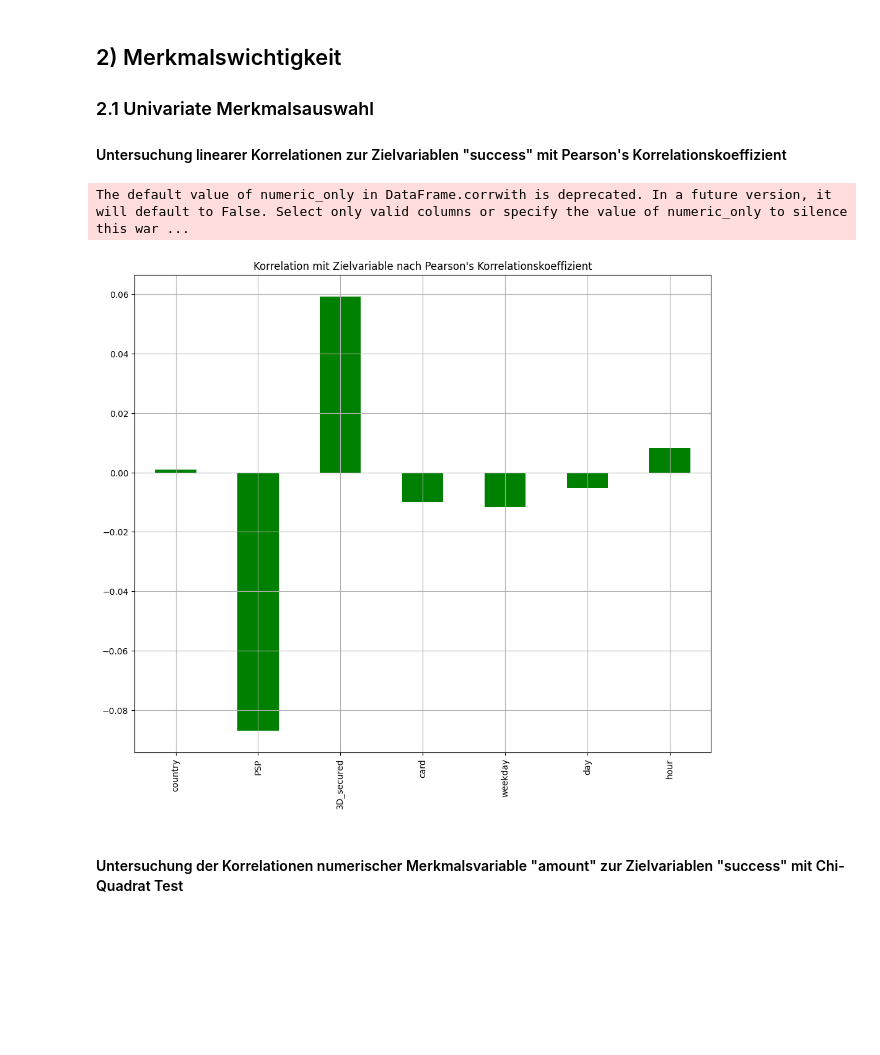
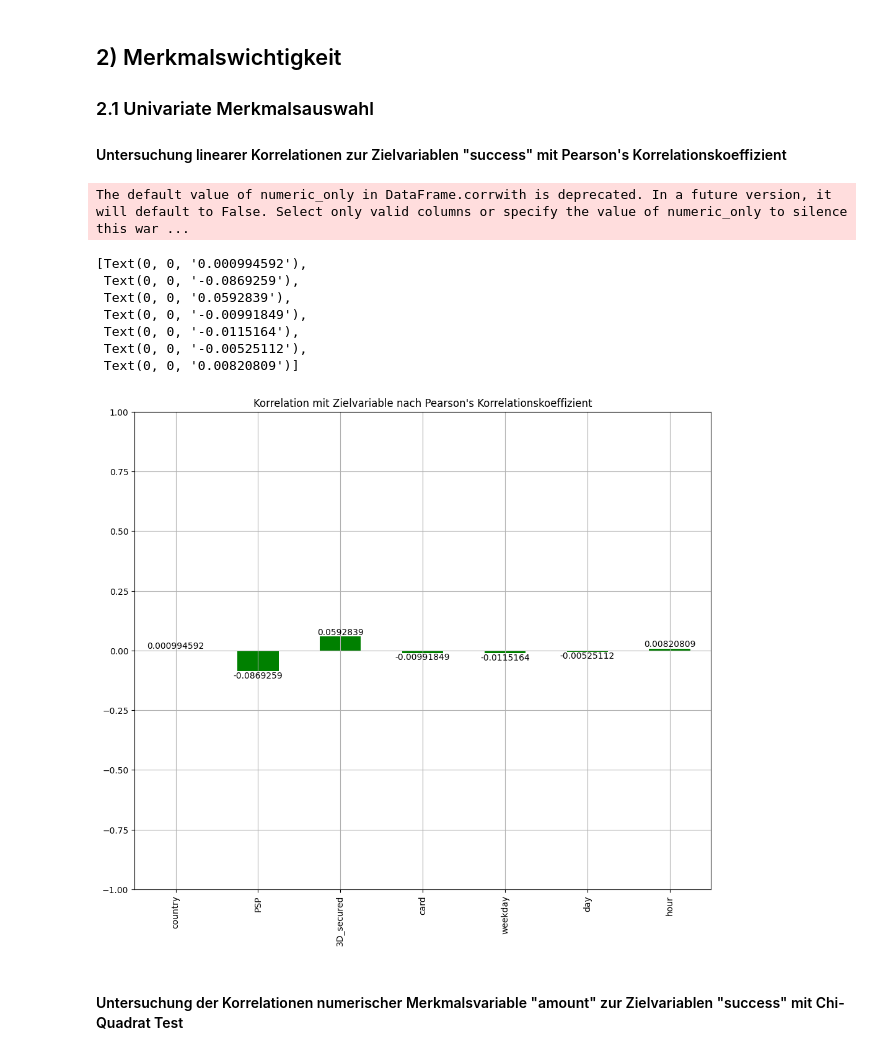
Before and after one commit to sebastianiu/Prognosemodell_Online_Kreditzahlungsverkehr, a Jupyter notebook: scripts/EDA.ipynb, the cells around one changed output. Cells and saved outputs as stored; diff of their text form; code cells hidden in the pictures; blank space fills up the shorter version.

```diff
--- a/scripts/EDA.ipynb
+++ b/scripts/EDA.ipynb
@@ -191,24 +191,35 @@ Anzahl Datenzeilen mit leeren Werten  0
 # %%
 ## Daten aufbereiten
 categorical_features = Datensatz.filter(['tmsp','country','success','PSP','3D_secured','card'], axis=1)
 
 label_encoder = LabelEncoder()
 # Features weekday & hour erzeugen
 categorical_features['weekday'] = categorical_features.tmsp.dt.day_name()
 categorical_features['day'] = categorical_features.tmsp.dt.strftime('%d').astype(int)
 categorical_features['hour']  = categorical_features.tmsp.dt.strftime('%H').astype(int)
 
 # Daten in numerische Werte encoden
 categorical_features['weekday'] = label_encoder.fit_transform(categorical_features['weekday'])
 categorical_features['country'] = label_encoder.fit_transform(categorical_features['country'])
 categorical_features['PSP'] = label_encoder.fit_transform(categorical_features['PSP'])
 categorical_features['card'] = label_encoder.fit_transform(categorical_features['card'])
 
 # Pearson's Korrelationskoeffizient berechnen
-categorical_features.drop('success', axis=1).corrwith(categorical_features.success,method='pearson').plot(kind='bar', grid=True, figsize=(12, 10), title="Korrelation mit Zielvariable nach Pearson's Korrelationskoeffizient",color="green");
+ax = categorical_features.drop('success', axis=1).corrwith(categorical_features.success,method='pearson').plot(
+    kind='bar', grid=True, figsize=(12, 10), title="Korrelation mit Zielvariable nach Pearson's Korrelationskoeffizient",
+    color="green",ylim=(-1,1));
+
+ax.bar_label(ax.containers[0])
 # %% [output]
 The default value of numeric_only in DataFrame.corrwith is deprecated. In a future version, it will default to False. Select only valid columns or specify the value of numeric_only to silence this war ...
+[Text(0, 0, '0.000994592'),
+ Text(0, 0, '-0.0869259'),
+ Text(0, 0, '0.0592839'),
+ Text(0, 0, '-0.00991849'),
+ Text(0, 0, '-0.0115164'),
+ Text(0, 0, '-0.00525112'),
+ Text(0, 0, '0.00820809')]
-[figure, old version]
+[figure, new version]
 # %% [markdown]
 #### Untersuchung der Korrelationen numerischer Merkmalsvariable "amount" zur Zielvariablen "success" mit Chi-Quadrat Test
 # %%
```
